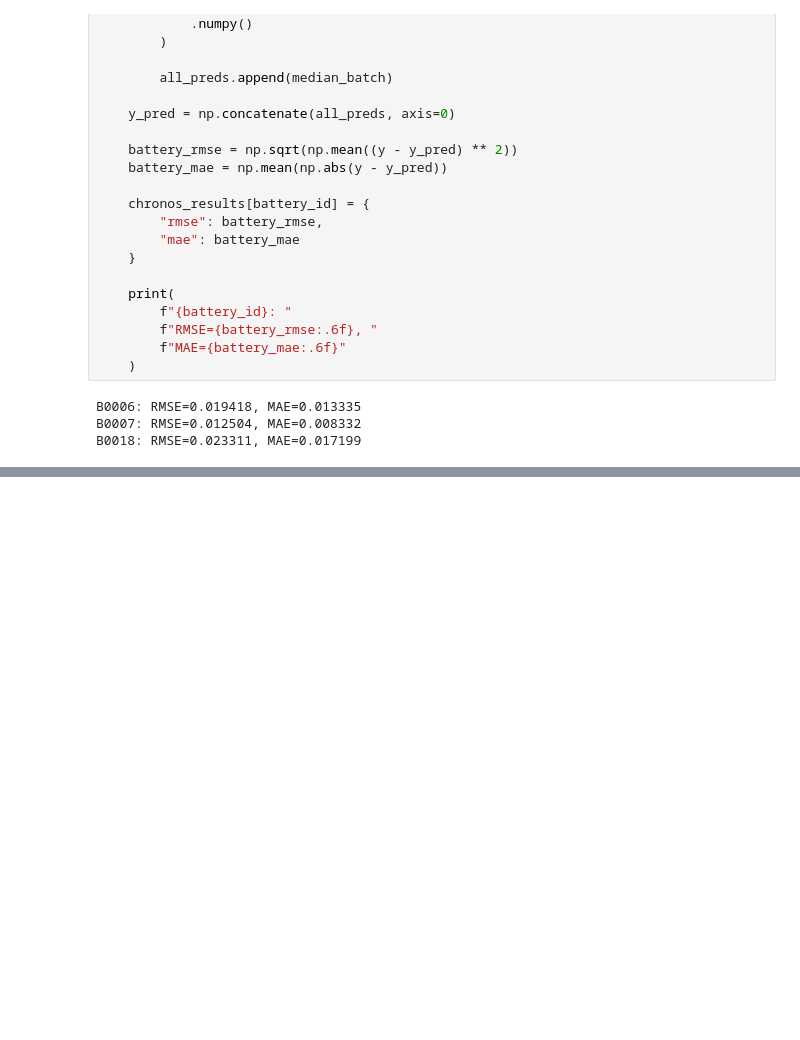
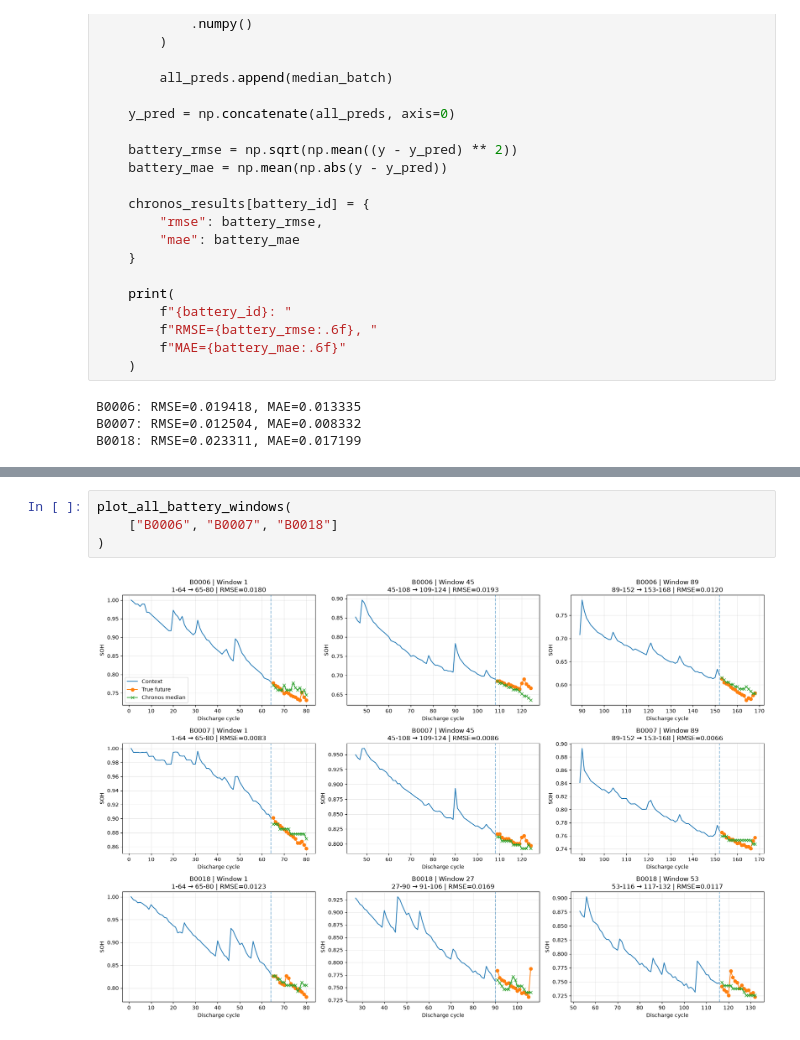
Before and after one commit to HongyeopYun/chronos-battery-soh, a Jupyter notebook: notebooks/02_chronos_zeroshot.ipynb, the cells around one changed output, grey strips where cells are left out. Cells and saved outputs as stored; diff of their text form; blank space fills up the shorter version.

```diff
--- a/notebooks/02_chronos_zeroshot.ipynb
+++ b/notebooks/02_chronos_zeroshot.ipynb
@@ -425,0 +602,6 @@ B0018: RMSE=0.023311, MAE=0.017199
+# %%
+plot_all_battery_windows(
+    ["B0006", "B0007", "B0018"]
+)
+# %% [output]
+[figure, added]
```
Also changed, not shown: parts of 10 cells of this notebook.
